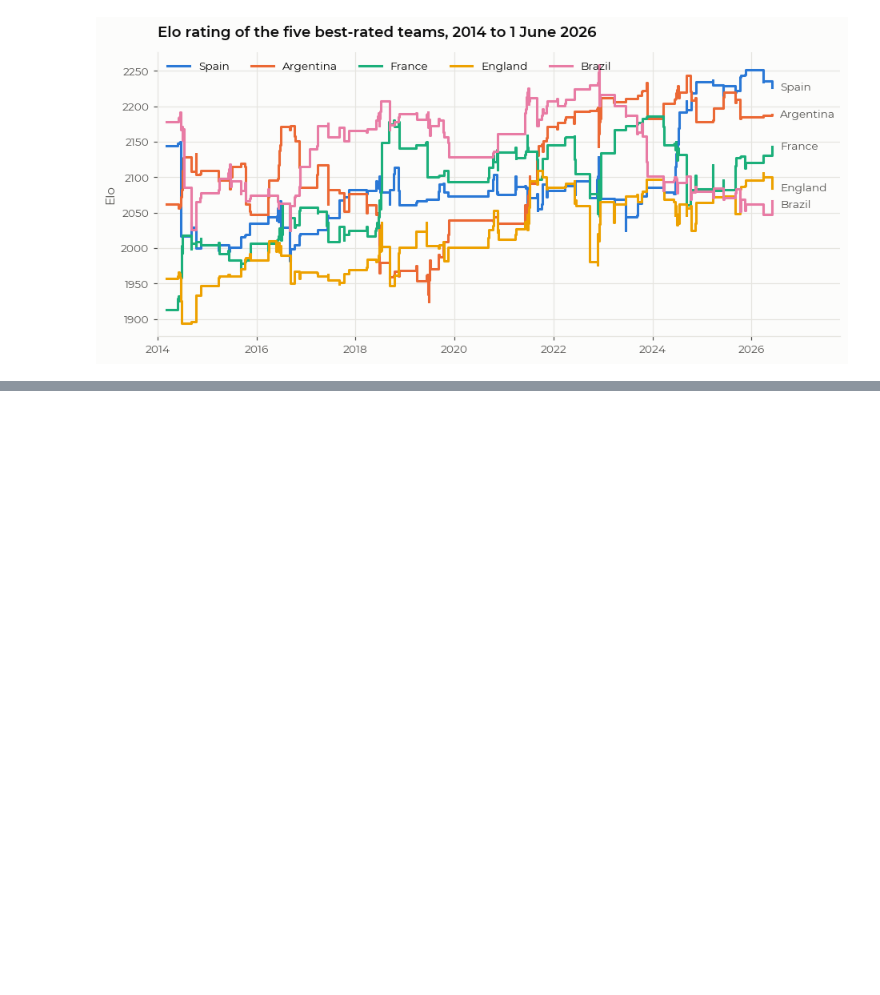
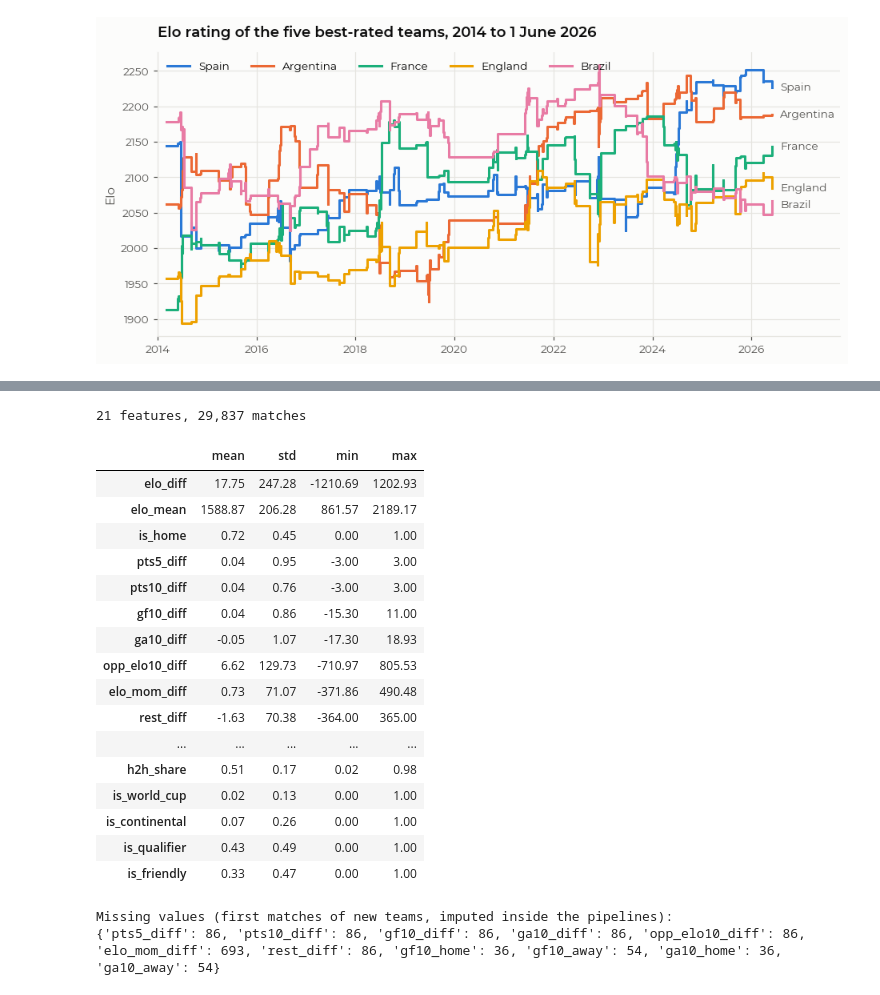
Before and after one commit to liiiira/wc_predictor, a Jupyter notebook: worldcup_2026_prediction.ipynb, the cells around one changed output, grey strips where cells are left out. Drawn from its saved outputs; the diff is of its cells as text; code cells hidden in the pictures; blank space fills up the shorter version.

Commit message:
Form, strength-of-schedule and head-to-head features

```diff
--- a/worldcup_2026_prediction.ipynb
+++ b/worldcup_2026_prediction.ipynb
@@ -328,0 +354,16 @@ save(fig, '03_elo_top5'); plt.show()
+# %%
+def head_to_head(df):
+    """Previous meetings and the home team's (Laplace-smoothed) score share in them."""
+    record = {}
+    n_prev, share = np.zeros(len(df)), np.full(len(df), 0.5)
+    for i, (h, a, hs, as_) in enumerate(zip(df.home_team, df.away_team, df.home_score, df.away_score)):
+        key = (h, a) if h < a else (a, h)
+        n, s_first = record.get(key, (0, 0.0))
+        s_home = s_first if h == key[0] else n - s_first
+        n_prev[i], share[i] = n, (s_home + 1) / (n + 2)
+        w = 1.0 if hs > as_ else 0.5 if hs == as_ else 0.0
+        record[key] = (n + 1, s_first + (w if h == key[0] else 1 - w))
+    return n_prev, share, record
+
+n_prev, matches['h2h_share'], H2H = head_to_head(matches)
+matches['h2h_n'] = np.log1p(n_prev)
@@ -328,0 +389,47 @@ save(fig, '03_elo_top5'); plt.show()
+# %%
+def build_features(df):
+    X = pd.DataFrame(index=df.index)
+    X['elo_diff'] = df.elo_home - df.elo_away
+    X['elo_mean'] = (df.elo_home + df.elo_away) / 2
+    X['is_home']  = df.is_home.astype(int)
+    for f in TEAM_FEATS:
+        X[f'{f}_diff'] = df[f'{f}_home'] - df[f'{f}_away']
+    for f in ['gf10', 'ga10']:
+        X[f'{f}_home'], X[f'{f}_away'] = df[f'{f}_home'], df[f'{f}_away']
+    X['h2h_n'], X['h2h_share'] = df.h2h_n, df.h2h_share
+    for t in ['world_cup', 'continental', 'qualifier', 'friendly']:
+        X[f'is_{t}'] = (df.tier == t).astype(int)
+    return X
+
+matches['is_home'] = ~matches.neutral
+matches['target'] = np.select([matches.home_score > matches.away_score,
+                               matches.home_score == matches.away_score], [2, 1], 0)
+
+model_df = matches[matches.date >= TRAIN_START].reset_index(drop=True)
+X_all, y_all, dates = build_features(model_df), model_df.target.values, model_df.date
+FEATURES = list(X_all.columns)
+print(f'{len(FEATURES)} features, {len(X_all):,} matches')
+display(X_all.describe().T[['mean', 'std', 'min', 'max']].round(2))
+print('Missing values (first matches of new teams, imputed inside the pipelines):')
+print(X_all.isna().sum()[X_all.isna().sum() > 0].to_dict())
+# %% [output]
+21 features, 29,837 matches
+|  | mean | std | min | max |
+| elo_diff | 17.75 | 247.28 | -1210.69 | 1202.93 |
+| elo_mean | 1588.87 | 206.28 | 861.57 | 2189.17 |
+| is_home | 0.72 | 0.45 | 0.00 | 1.00 |
+| pts5_diff | 0.04 | 0.95 | -3.00 | 3.00 |
+| pts10_diff | 0.04 | 0.76 | -3.00 | 3.00 |
+| gf10_diff | 0.04 | 0.86 | -15.30 | 11.00 |
+| ga10_diff | -0.05 | 1.07 | -17.30 | 18.93 |
+| opp_elo10_diff | 6.62 | 129.73 | -710.97 | 805.53 |
+| elo_mom_diff | 0.73 | 71.07 | -371.86 | 490.48 |
+| rest_diff | -1.63 | 70.38 | -364.00 | 365.00 |
+| ... | ... | ... | ... | ... |
+| h2h_share | 0.51 | 0.17 | 0.02 | 0.98 |
+| is_world_cup | 0.02 | 0.13 | 0.00 | 1.00 |
+| is_continental | 0.07 | 0.26 | 0.00 | 1.00 |
+| is_qualifier | 0.43 | 0.49 | 0.00 | 1.00 |
+| is_friendly | 0.33 | 0.47 | 0.00 | 1.00 |
+Missing values (first matches of new teams, imputed inside the pipelines):
+{'pts5_diff': 86, 'pts10_diff': 86, 'gf10_diff': 86, 'ga10_diff': 86, 'opp_elo10_diff': 86, 'elo_mom_diff': 693, 'rest_diff': 86, 'gf10_home': 36, 'gf10_away': 54, 'ga10_home': 36, 'ga10_away': 54}
```
Also changed, not shown: parts of 4 cells of this notebook.
